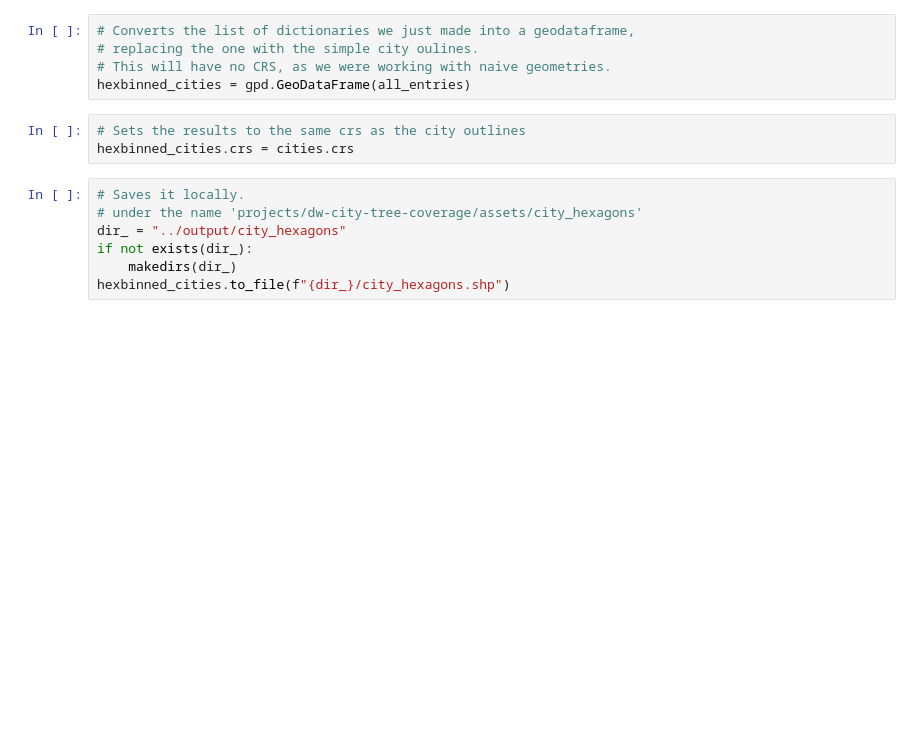
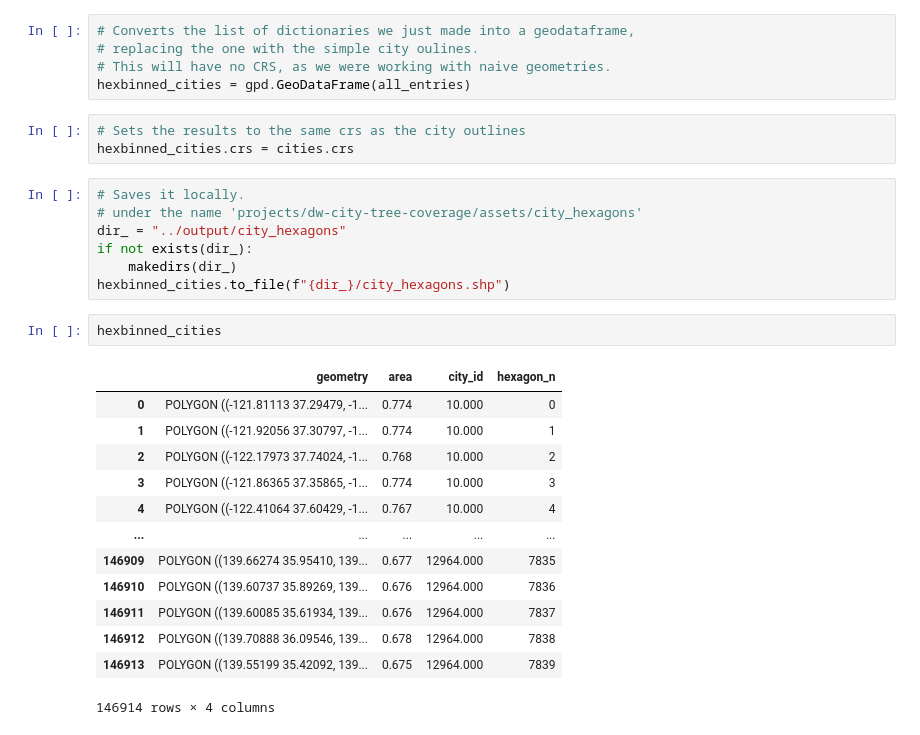
Before and after one commit to dw-data/city-tree-coverage, a Jupyter notebook: code/1. Get city outlines and hexbins them.ipynb, the cells around one changed output. Cells and saved outputs as stored; diff of their text form; blank space fills up the shorter version.

```diff
--- a/code/1. Get city outlines and hexbins them.ipynb
+++ b/code/1. Get city outlines and hexbins them.ipynb
@@ -159,3 +160,19 @@ dir_ = "../output/city_hexagons"
 if not exists(dir_):
     makedirs(dir_)
 hexbinned_cities.to_file(f"{dir_}/city_hexagons.shp")
+# %%
+hexbinned_cities
+# %% [output]
+|  | geometry | area | city_id | hexagon_n |
+| 0 | POLYGON ((-121.81113 37.29479, -1... | 0.774 | 10.000 | 0 |
+| 1 | POLYGON ((-121.92056 37.30797, -1... | 0.774 | 10.000 | 1 |
+| 2 | POLYGON ((-122.17973 37.74024, -1... | 0.768 | 10.000 | 2 |
+| 3 | POLYGON ((-121.86365 37.35865, -1... | 0.774 | 10.000 | 3 |
+| 4 | POLYGON ((-122.41064 37.60429, -1... | 0.767 | 10.000 | 4 |
+| ... | ... | ... | ... | ... |
+| 146909 | POLYGON ((139.66274 35.95410, 139... | 0.677 | 12964.000 | 7835 |
+| 146910 | POLYGON ((139.60737 35.89269, 139... | 0.676 | 12964.000 | 7836 |
+| 146911 | POLYGON ((139.60085 35.61934, 139... | 0.676 | 12964.000 | 7837 |
+| 146912 | POLYGON ((139.70888 36.09546, 139... | 0.678 | 12964.000 | 7838 |
+| 146913 | POLYGON ((139.55199 35.42092, 139... | 0.675 | 12964.000 | 7839 |
+146914 rows × 4 columns
```
Also changed, not shown: parts of 3 cells of this notebook.
